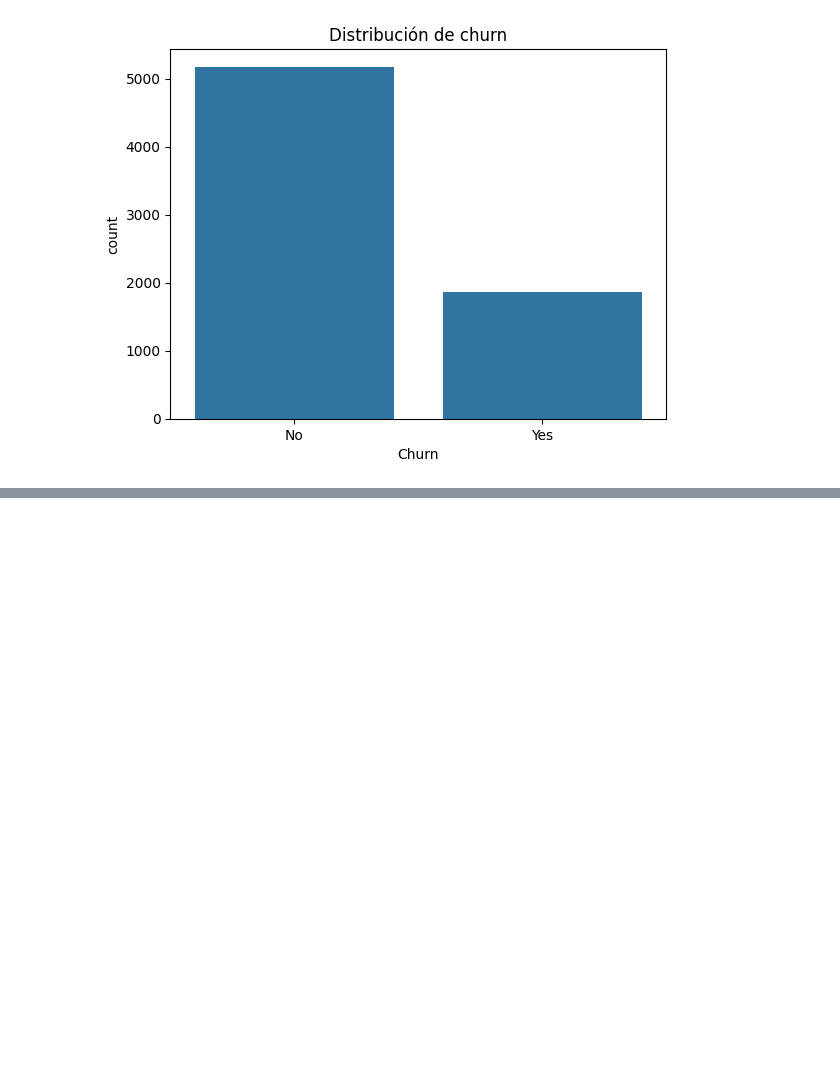
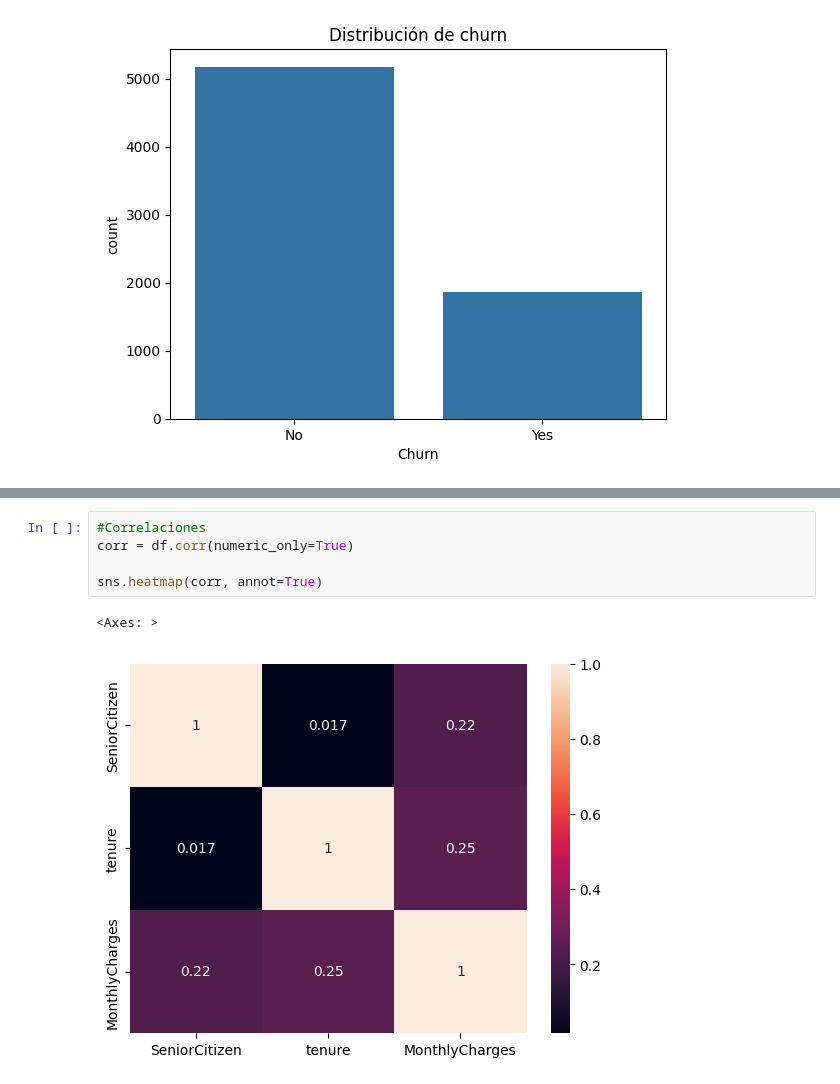
Before and after one commit to Jorge0827/customer-churn-prediction, a Jupyter notebook: EDA/EDA_churn.ipynb, the cells around one changed output, grey strips where cells are left out. Cells and saved outputs as stored; diff of their text form; blank space fills up the shorter version.

```diff
--- a/EDA/EDA_churn.ipynb
+++ b/EDA/EDA_churn.ipynb
@@ -258,0 +265,8 @@ sns.countplot
+# %%
+#Correlaciones
+corr = df.corr(numeric_only=True)
+
+sns.heatmap(corr, annot=True)
+# %% [output]
+<Axes: >
+[figure, added]
```
Also changed, not shown: parts of 4 cells of this notebook.
